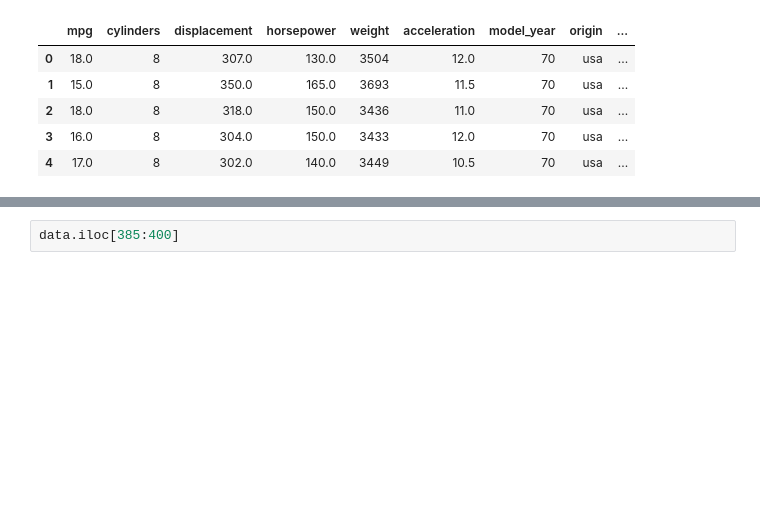
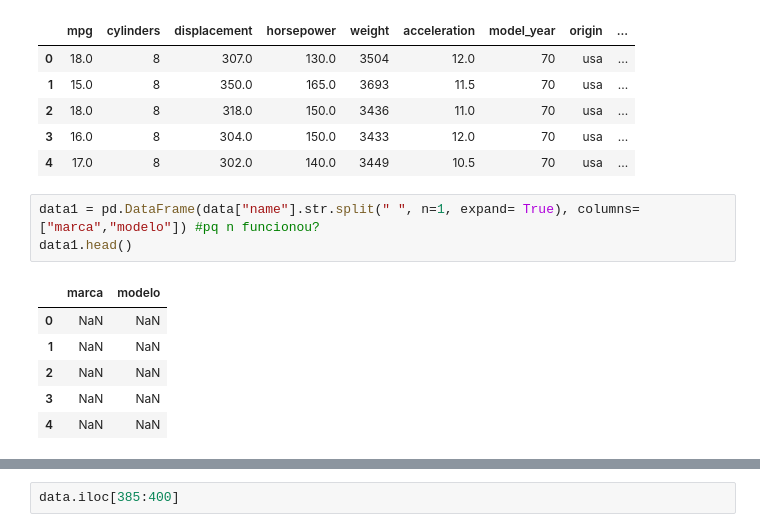
Before and after one commit to WatanabeGabriel/TFMC_test, a Jupyter notebook: GW_DESAFIO_I.ipynb, the cells around one changed output, grey strips where cells are left out. Cells and saved outputs as stored; diff of their text form; blank space fills up the shorter version.

```diff
--- a/GW_DESAFIO_I.ipynb
+++ b/GW_DESAFIO_I.ipynb
@@ -157,3 +157,13 @@ data.head(5)
 | 2 | 18.0 | 8 | 318.0 | 150.0 | 3436 | 11.0 | 70 | usa | ... |
 | 3 | 16.0 | 8 | 304.0 | 150.0 | 3433 | 12.0 | 70 | usa | ... |
 | 4 | 17.0 | 8 | 302.0 | 140.0 | 3449 | 10.5 | 70 | usa | ... |
+# %%
+data1 = pd.DataFrame(data["name"].str.split(" ", n=1, expand= True), columns=["marca","modelo"]) #pq n funcionou?
+data1.head()
+# %% [output]
+|  | marca | modelo |
+| 0 | NaN | NaN |
+| 1 | NaN | NaN |
+| 2 | NaN | NaN |
+| 3 | NaN | NaN |
+| 4 | NaN | NaN |
```
Also changed, not shown: parts of 3 cells of this notebook.
